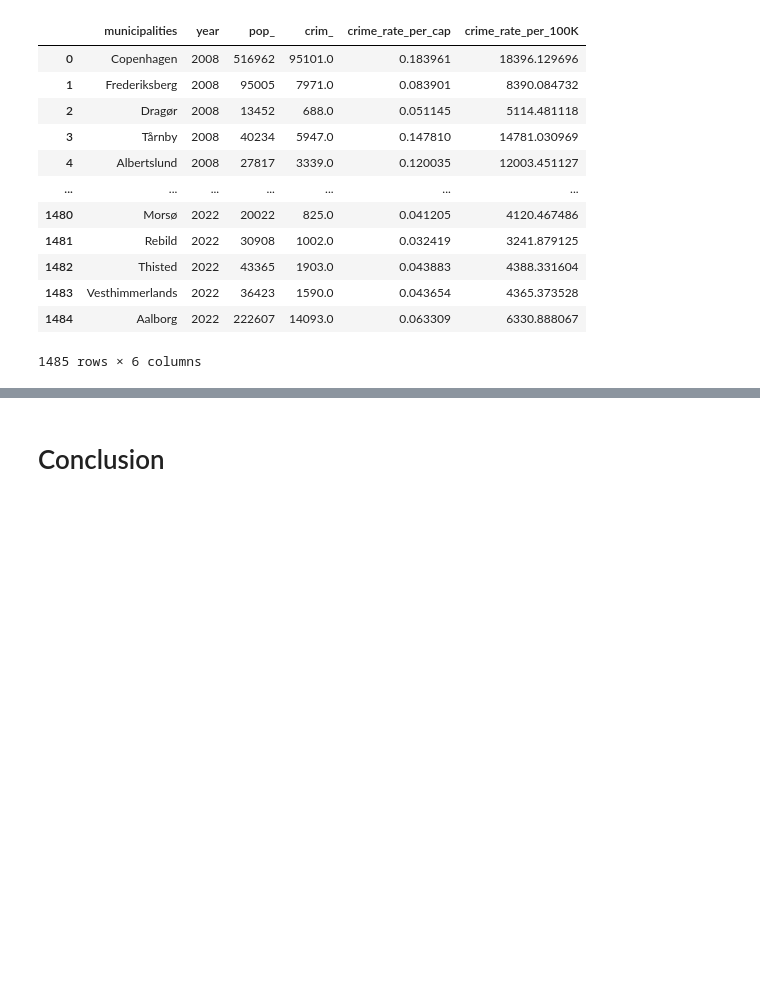
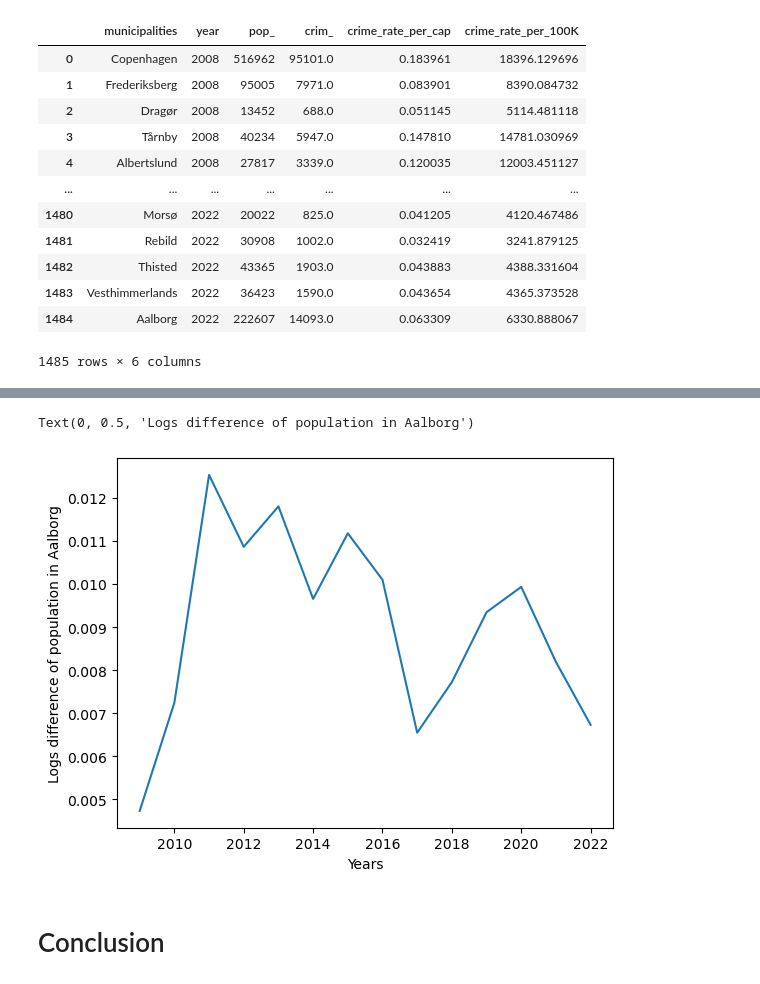
Before and after one commit to NumEconCopenhagen/projects-2023-latin-power, a Jupyter notebook: dataproject/dataproject.ipynb, the cells around one changed output, grey strips where cells are left out. Drawn from its saved outputs; the diff is of its cells as text; code cells hidden in the pictures; blank space fills up the shorter version.

```diff
--- a/dataproject/dataproject.ipynb
+++ b/dataproject/dataproject.ipynb
@@ -283,3 +313,11 @@ total # overview of crime; including crime rate per capita and crime rate per 10
+# %%
+# Plotting for logs difference of populaton in Aalborg
+plt.plot(log_diff_pop_aalborg)
+plt.xlabel("Years")
+plt.ylabel("Logs difference of population in Aalborg")
+# %% [output]
+Text(0, 0.5, 'Logs difference of population in Aalborg')
+[figure, added]
 # %% [markdown]
 # Conclusion
 # %% [markdown]
```
Also changed, not shown: parts of 4 cells of this notebook.
